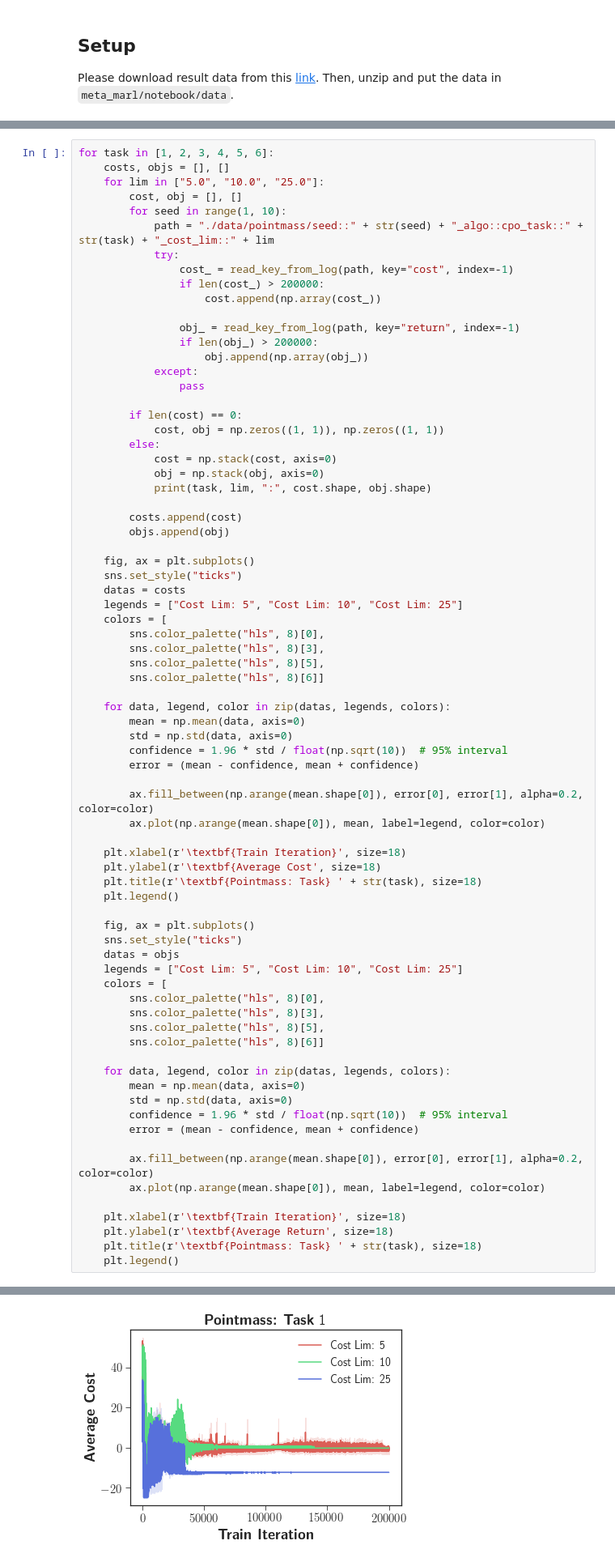
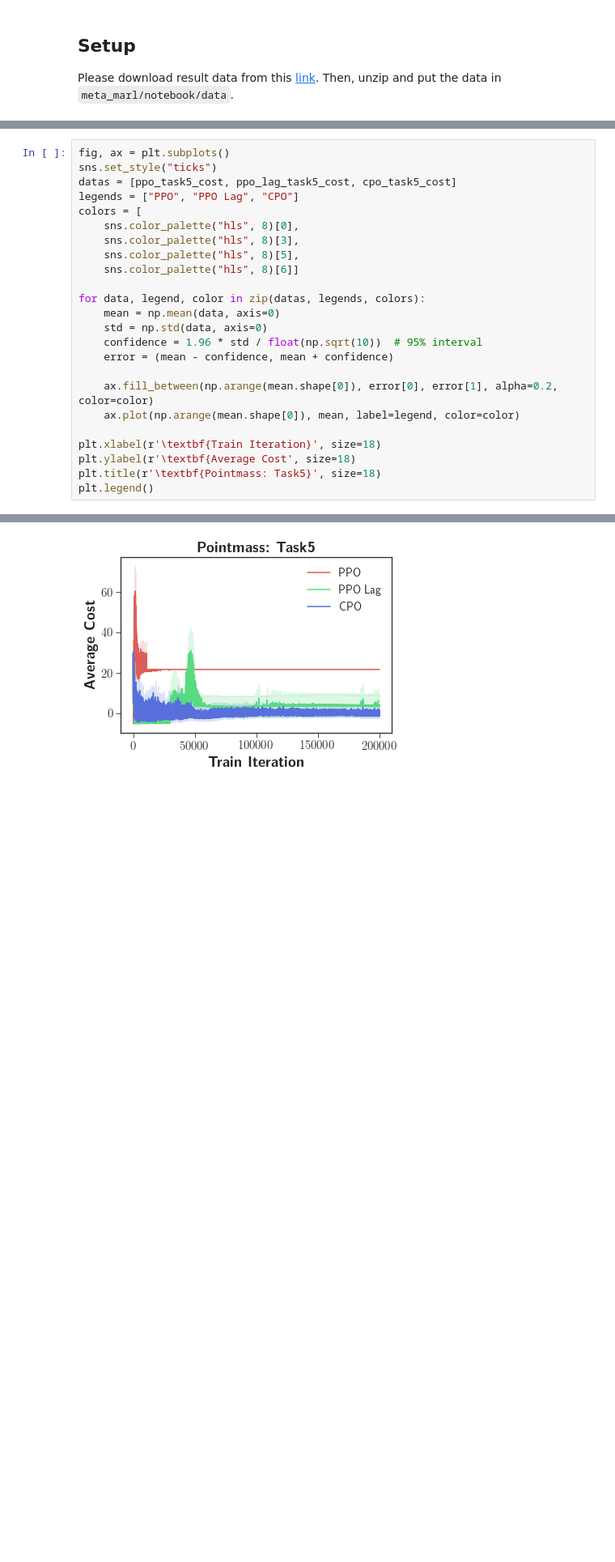
Before and after one commit to dkkim93/safety-starter-agents, a Jupyter notebook: notebook/result.ipynb, the cells around one changed output, grey strips where cells are left out. Shown at 81% size. Drawn from its saved outputs; the diff is of its cells as text; blank space fills up the shorter version.

```diff
--- a/notebook/result.ipynb
+++ b/notebook/result.ipynb
@@ -52,76 +194,25 @@ def read_key_from_log(path, key, index, i_agent=None):
 # %%
-for task in [1, 2, 3, 4, 5, 6]:
-    costs, objs = [], []
-    for lim in ["5.0", "10.0", "25.0"]:
-        cost, obj = [], []
-        for seed in range(1, 10):
-            path = "./data/pointmass/seed::" + str(seed) + "_algo::cpo_task::" + str(task) + "_cost_lim::" + lim
-            try:
-                cost_ = read_key_from_log(path, key="cost", index=-1)
-                if len(cost_) > 200000:
-                    cost.append(np.array(cost_))
+fig, ax = plt.subplots()
+sns.set_style("ticks")
+datas = [ppo_task5_cost, ppo_lag_task5_cost, cpo_task5_cost]
+legends = ["PPO", "PPO Lag", "CPO"]
+colors = [
+    sns.color_palette("hls", 8)[0],
+    sns.color_palette("hls", 8)[3],
+    sns.color_palette("hls", 8)[5],
+    sns.color_palette("hls", 8)[6]]
 
-                obj_ = read_key_from_log(path, key="return", index=-1)
-                if len(obj_) > 200000:
-                    obj.append(np.array(obj_))
-            except:
-                pass
+for data, legend, color in zip(datas, legends, colors):
+    mean = np.mean(data, axis=0)
+    std = np.std(data, axis=0)
+    confidence = 1.96 * std / float(np.sqrt(10))  # 95% interval
+    error = (mean - confidence, mean + confidence)
 
-        if len(cost) == 0:
-            cost, obj = np.zeros((1, 1)), np.zeros((1, 1))
-        else:
-            cost = np.stack(cost, axis=0)
-            obj = np.stack(obj, axis=0)
-            print(task, lim, ":", cost.shape, obj.shape)
+    ax.fill_between(np.arange(mean.shape[0]), error[0], error[1], alpha=0.2, color=color)
+    ax.plot(np.arange(mean.shape[0]), mean, label=legend, color=color)
 
-        costs.append(cost)
-        objs.append(obj)
-
-    fig, ax = plt.subplots()
-    sns.set_style("ticks")
-    datas = costs
-    legends = ["Cost Lim: 5", "Cost Lim: 10", "Cost Lim: 25"]
-    colors = [
-        sns.color_palette("hls", 8)[0],
-        sns.color_palette("hls", 8)[3],
-        sns.color_palette("hls", 8)[5],
-        sns.color_palette("hls", 8)[6]]
-
-    for data, legend, color in zip(datas, legends, colors):
-        mean = np.mean(data, axis=0)
-        std = np.std(data, axis=0)
-        confidence = 1.96 * std / float(np.sqrt(10))  # 95% interval
-        error = (mean - confidence, mean + confidence)
-
-        ax.fill_between(np.arange(mean.shape[0]), error[0], error[1], alpha=0.2, color=color)
-        ax.plot(np.arange(mean.shape[0]), mean, label=legend, color=color)
-
-    plt.xlabel(r'\textbf{Train Iteration}', size=18)
-    plt.ylabel(r'\textbf{Average Cost', size=18)
-    plt.title(r'\textbf{Pointmass: Task} ' + str(task), size=18)
-    plt.legend()
-
-    fig, ax = plt.subplots()
-    sns.set_style("ticks")
-    datas = objs
-    legends = ["Cost Lim: 5", "Cost Lim: 10", "Cost Lim: 25"]
-    colors = [
-        sns.color_palette("hls", 8)[0],
-        sns.color_palette("hls", 8)[3],
-        sns.color_palette("hls", 8)[5],
-        sns.color_palette("hls", 8)[6]]
-
-    for data, legend, color in zip(datas, legends, colors):
-        mean = np.mean(data, axis=0)
-        std = np.std(data, axis=0)
-        confidence = 1.96 * std / float(np.sqrt(10))  # 95% interval
-        error = (mean - confidence, mean + confidence)
-
-        ax.fill_between(np.arange(mean.shape[0]), error[0], error[1], alpha=0.2, color=color)
-        ax.plot(np.arange(mean.shape[0]), mean, label=legend, color=color)
-
-    plt.xlabel(r'\textbf{Train Iteration}', size=18)
-    plt.ylabel(r'\textbf{Average Return', size=18)
-    plt.title(r'\textbf{Pointmass: Task} ' + str(task), size=18)
-    plt.legend()
+plt.xlabel(r'\textbf{Train Iteration}', size=18)
+plt.ylabel(r'\textbf{Average Cost', size=18)
+plt.title(r'\textbf{Pointmass: Task5}', size=18)
+plt.legend()
 # %% [output]
@@ -139 +220 @@ for task in [1, 2, 3, 4, 5, 6]:
-[figure, old version]
+[figure, new version]
```
Also changed, not shown: parts of 10 cells of this notebook.
